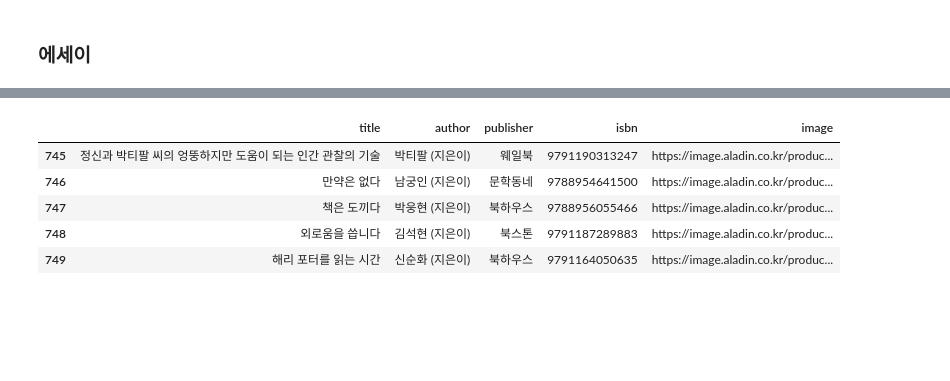
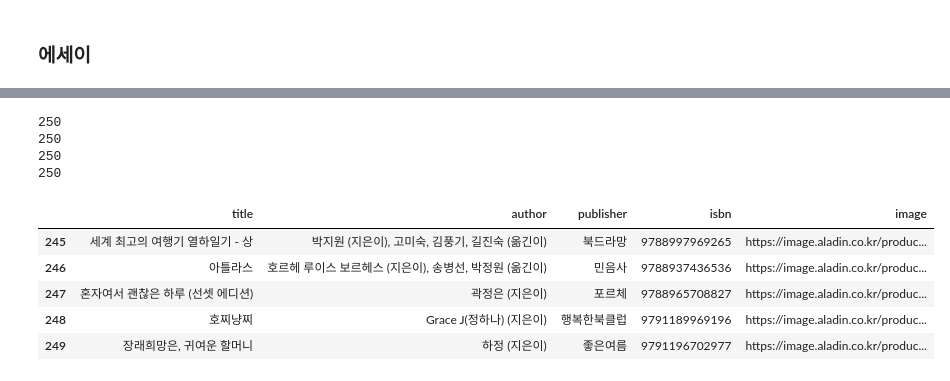
Before and after one commit to Kyounglin-Kim/TIL, a Jupyter notebook: Crawling/도서크롤링.ipynb, the cells around one changed output, grey strips where cells are left out. Drawn from its saved outputs; the diff is of its cells as text; code cells hidden in the pictures; blank space fills up the shorter version.

```diff
--- a/Crawling/도서크롤링.ipynb
+++ b/Crawling/도서크롤링.ipynb
@@ -209,8 +209,10 @@ import numpy as np
 import pandas as pd
 # %%
 # 책 제목 추출을 위한 단어 리스트
-file_format = ['(지은이)', '(옮긴이)', '(엮은이)', '(글)', '(그림)', '(편곡)', '(감수)', '(원작)', '(참고서)', '(캐릭터)', '(기획)', '(구성)', '(디자인)', '(해설)', '김은숙, 김수연']
-
+file_format = ['(지은이)', '(옮긴이)', '(엮은이)','(글)',
+               '(그림)', '(편곡)', '(감수)','(원작)','(참고서)','(캐릭터)',
+               '(기획)','(구성)','(디자인)','(해설)','김은숙, 김수연',
+               '(Yozoh)', '(사진)', '(추천)', '(데조로)', '(리릭스)', '(그래픽)']
 # 저자 및 출판사를 담을 list
 book_list = []
 image =[]
@@ -229,7 +231,7 @@ rest_url02 = '&cnt=1000&SortOrder=1'
 cnt = 0
 
 # 월별 페이지 이동
-for month in tqdm_notebook(range(4, 11)) :
+for month in tqdm_notebook(range(1, 2)) :
 
     # 한 월별 6개의 페이지 접근 (1위 ~ 250위)
     for page in range(1, 6) :
@@ -255,7 +257,7 @@ for month in tqdm_notebook(range(4, 11)) :
             title.append(book_name_elems[i].get_text())
 
             for j in split_ls :
-                if (file_format[0] in j) | (file_format[1] in j) | (file_format[2] in j) | (file_format[3] in j) | (file_format[4] in j) | (file_format[5] in j) | (file_format[6] in j) | (file_format[7] in j) | (file_format[8] in j) | (file_format[9] in j) | (file_format[10] in j) | (file_format[11] in j) | (file_format[12] in j) | (file_format[13] in j) | (file_format[14] in j) :
+                if (file_format[0] in j) | (file_format[1] in j) | (file_format[2] in j) | (file_format[3] in j) | (file_format[4] in j) | (file_format[5] in j) | (file_format[6] in j) | (file_format[7] in j) | (file_format[8] in j) | (file_format[9] in j) | (file_format[10] in j) | (file_format[11] in j) | (file_format[12] in j) | (file_format[13] in j) | (file_format[14] in j)| (file_format[15] in j) | (file_format[16] in j) | (file_format[17] in j)| (file_format[18] in j) | (file_format[19] in j) | (file_format[20] in j)   :
                     book_list.append(j)
                     cnt += 1
                     break
@@ -336,5 +327,0 @@ essay04_06 = pd.DataFrame({'title' : title,
-# %%
-book_list=book_list[:750]
-image =image[:750]
-title = title[:750]
-isbn_list = isbn_list[:750]
@@ -351,9 +327,0 @@ print(len(isbn_list))
-# %%
-essay04_06.tail()
-# %% [output]
-|  | title | author | publisher | isbn | image |
-| 745 | 정신과 박티팔 씨의 엉뚱하지만 도움이 되는 인간 관찰의 기술 | 박티팔 (지은이) | 웨일북 | 9791190313247 | https://image.aladin.co.kr/produc... |
-| 746 | 만약은 없다 | 남궁인 (지은이) | 문학동네 | 9788954641500 | https://image.aladin.co.kr/produc... |
-| 747 | 책은 도끼다 | 박웅현 (지은이) | 북하우스 | 9788956055466 | https://image.aladin.co.kr/produc... |
-| 748 | 외로움을 씁니다 | 김석현 (지은이) | 북스톤 | 9791187289883 | https://image.aladin.co.kr/produc... |
-| 749 | 해리 포터를 읽는 시간 | 신순화 (지은이) | 북하우스 | 9791164050635 | https://image.aladin.co.kr/produc... |
@@ -362,0 +328,10 @@ essay04_06.to_csv('C:\\Users\\kim23\\data\\final\\essay04_06.csv',index=False,en
+# %%
+# 데이터 프레임 만들기
+import pandas as pd
+import numpy as np
+
+essay01 = pd.DataFrame({'title' : title,
+                     'author' : author1,
+                     'publisher' : publisher1,
+                         'isbn' : isbn_list,
+                    'image' : image})
@@ -362,0 +343,19 @@ essay04_06.to_csv('C:\\Users\\kim23\\data\\final\\essay04_06.csv',index=False,en
+# %%
+print(len(book_list))
+print(len(image))
+print(len(title))
+print(len(isbn_list))
+# %% [output]
+250
+250
+250
+250
+# %%
+essay01.tail()
+# %% [output]
+|  | title | author | publisher | isbn | image |
+| 245 | 세계 최고의 여행기 열하일기 - 상 | 박지원 (지은이), 고미숙, 김풍기, 길진숙 (옮긴이) | 북드라망 | 9788997969265 | https://image.aladin.co.kr/produc... |
+| 246 | 아틀라스 | 호르헤 루이스 보르헤스 (지은이), 송병선, 박정원 (옮긴이) | 민음사 | 9788937436536 | https://image.aladin.co.kr/produc... |
+| 247 | 혼자여서 괜찮은 하루 (선셋 에디션) | 곽정은 (지은이) | 포르체 | 9788965708827 | https://image.aladin.co.kr/produc... |
+| 248 | 호찌냥찌 | Grace J(정하나) (지은이) | 행복한북클럽 | 9791189969196 | https://image.aladin.co.kr/produc... |
+| 249 | 장래희망은, 귀여운 할머니 | 하정 (지은이) | 좋은여름 | 9791196702977 | https://image.aladin.co.kr/produc... |
```
Also changed, not shown: parts of 69 cells of this notebook.
